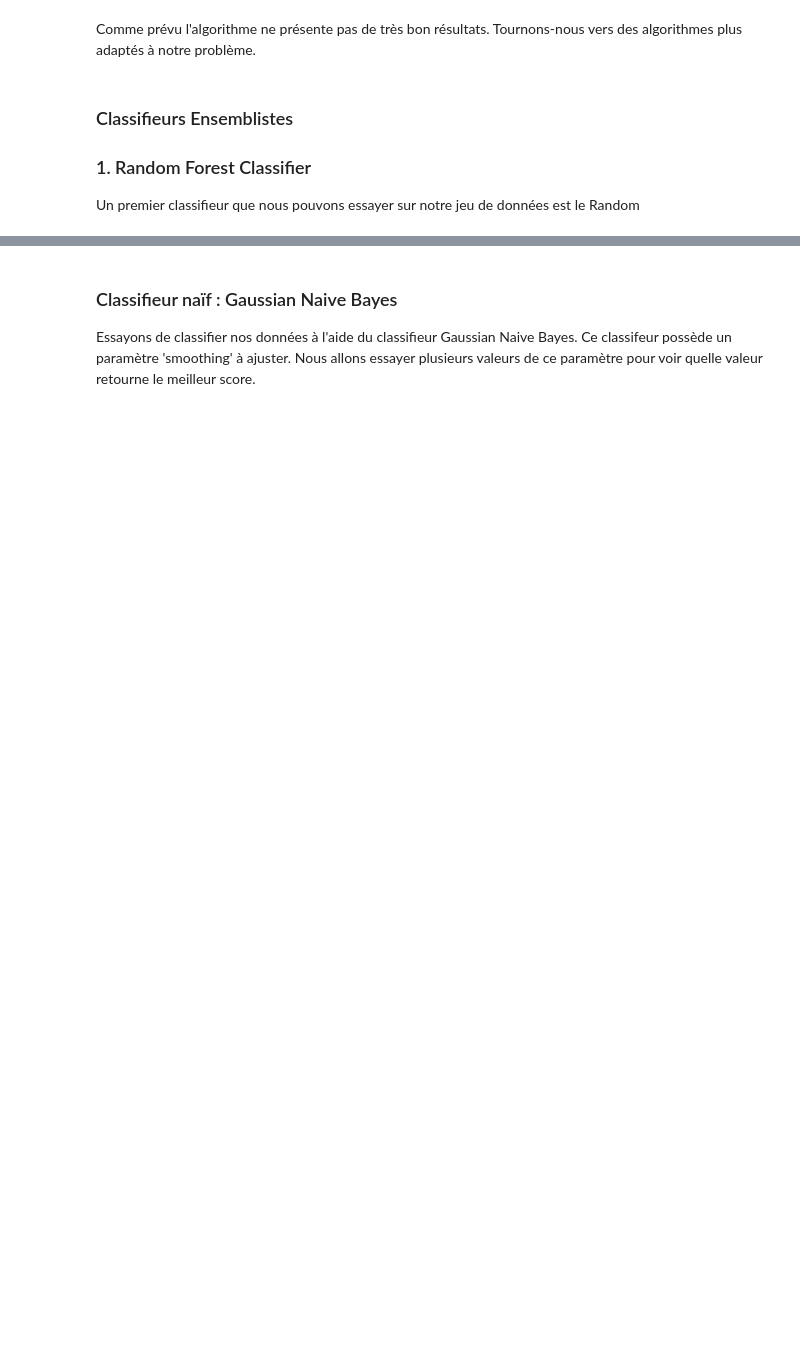
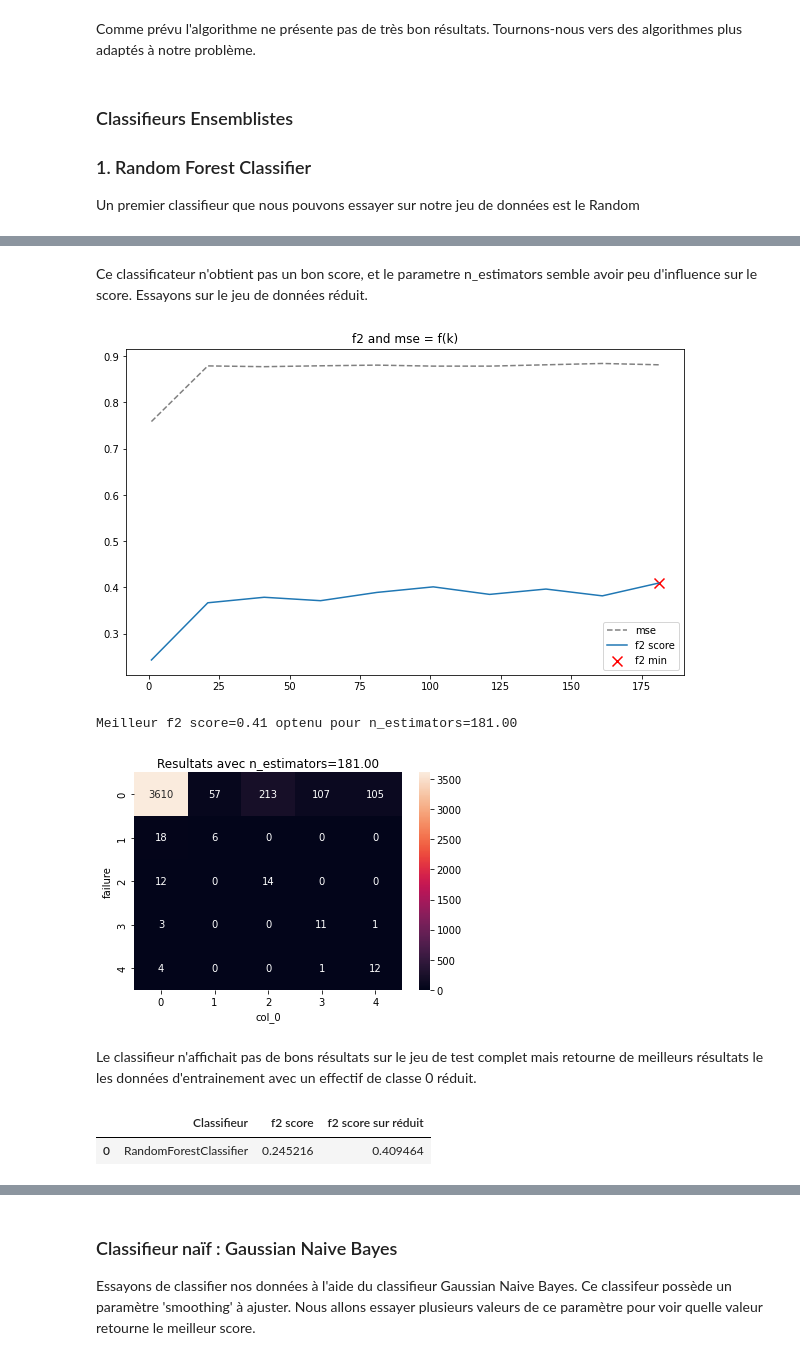
Before and after one commit to pierre-db/SD701_Data-Mining-Project, a Jupyter notebook: Projet_Data_Mining.ipynb, the cells around one changed output, grey strips where cells are left out. Saved outputs shown, nothing was run; the diff lists cells and outputs as text; code cells hidden in the pictures; blank space fills up the shorter version.

```diff
--- a/Projet_Data_Mining.ipynb
+++ b/Projet_Data_Mining.ipynb
@@ -447,0 +462,16 @@ Fb score avec X_train_reduced: 0.05
+# %% [markdown]
+Ce classificateur n'obtient pas un bon score, et le parametre n_estimators semble avoir peu d'influence sur le score. Essayons sur le jeu de données réduit.
+# %%
+_, _, best_f2_red = plot_scores_param(X_train_reduced, X_test, y_train_reduced, y_test, RandomForestClassifier, 'n_estimators', n_range);
+classifier_scores = classifier_scores.append({'Classifieur': 'RandomForestClassifier', 'f2 score':best_f2, 'f2 score sur réduit': best_f2_red}, ignore_index=True)
+# %% [output]
+[figure, added]
+Meilleur f2 score=0.41 optenu pour n_estimators=181.00
+[figure, added]
+# %% [markdown]
+Le classifieur n'affichait pas de bons résultats sur le jeu de test complet mais retourne de meilleurs résultats le les données d'entrainement avec un effectif de classe 0 réduit.
+# %%
+classifier_scores
+# %% [output]
+|  | Classifieur | f2 score | f2 score sur réduit |
+| 0 | RandomForestClassifier | 0.245216 | 0.409464 |
```
Also changed, not shown: parts of 49 cells of this notebook.
